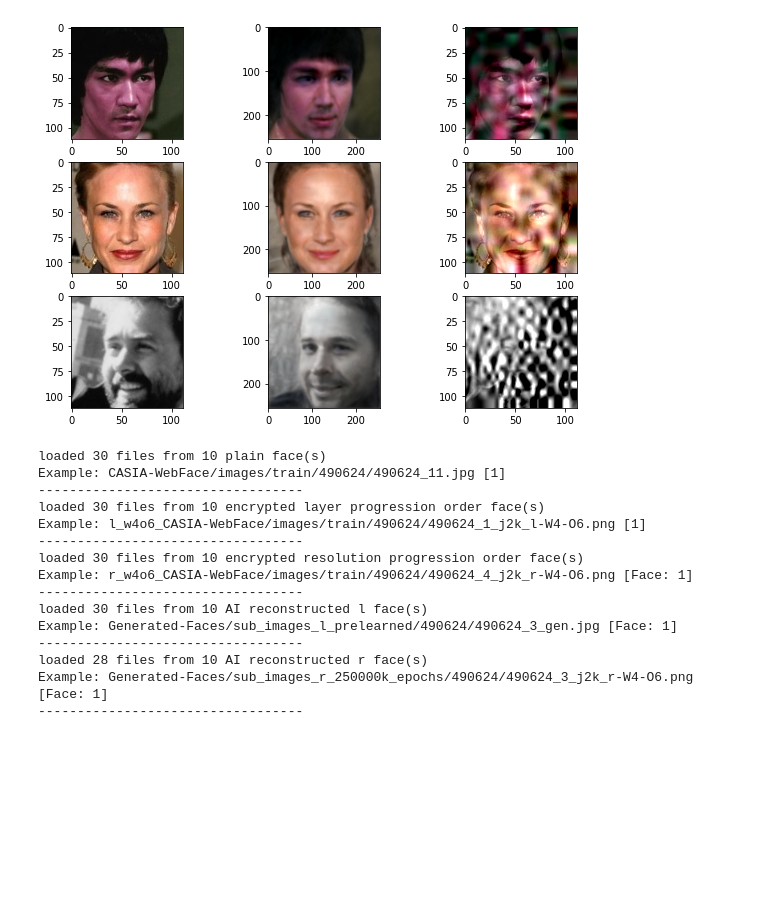
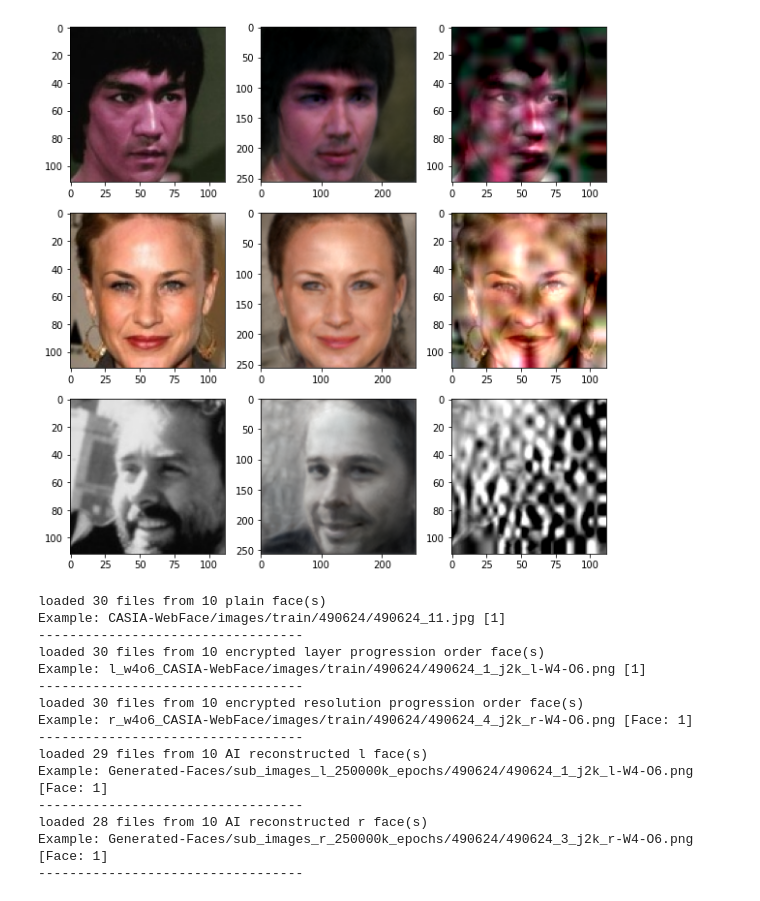
Before and after one commit to nerovalerius/encrypted_face_reconstruction, a Jupyter notebook: face_recognition.ipynb, the cells around one changed output. Drawn from its saved outputs; the diff is of its cells as text; code cells hidden in the pictures; blank space fills up the shorter version.

```diff
--- a/face_recognition.ipynb
+++ b/face_recognition.ipynb
@@ -44,35 +44,35 @@ generated_face_2 = cv2.imread(generated_face_path_2)
 
 
 plain_face_path_3 = 'CASIA-WebFace/sub_images/490631/490631_982.jpg'
 plain_face_3 = cv2.imread(plain_face_path_3)
 
 encrypted_face_path_3 = 'r_w4o6_CASIA-WebFace/sub_images/490631/490631_982_j2k_r-W4-O6.png'
 encrypted_face_3 = cv2.imread(encrypted_face_path_3)
 
 generated_face_path_3 = 'Generated-Faces/sub_images_r_250000k_epochs/490631/490631_982_j2k_r-W4-O6.png'
 generated_face_3 = cv2.imread(generated_face_path_3)
 
 
 
 
 ####################################
 # PLOT IMAGES
 ####################################
 
 images = [plain_face_1, generated_face_1, encrypted_face_1,
           plain_face_2, generated_face_2, encrypted_face_2,
           plain_face_3, generated_face_3, encrypted_face_3]
 
-fig = plt.figure(figsize=(10, 7))
+fig = plt.figure(figsize=(10, 10))
 
 i = 1
 for img in images:
     fig.add_subplot(3,3,i)
     plt.imshow(cv2.cvtColor(img, cv2.COLOR_BGR2RGB))
     i += 1
 plt.show()
 # %% [output]
-[figure, old version]
+[figure, new version]
 # %%
 ######################################################
 # DATA LOADING
@@ -177,7 +177,7 @@ print("----------------------------------")
 ###############################
 
 # Load all filenames into a list
-path = 'Generated-Faces/sub_images_l_prelearned/'
+path = 'Generated-Faces/sub_images_l_250000k_epochs/'
 reconstructed_faces_l = []
 
 i = 0
@@ -237,8 +237,8 @@ Example: l_w4o6_CASIA-WebFace/images/train/490624/490624_1_j2k_l-W4-O6.png [1]
 loaded 30 files from 10 encrypted resolution progression order face(s)
 Example: r_w4o6_CASIA-WebFace/images/train/490624/490624_4_j2k_r-W4-O6.png [Face: 1]
 ----------------------------------
-loaded 30 files from 10 AI reconstructed l face(s)
-Example: Generated-Faces/sub_images_l_prelearned/490624/490624_3_gen.jpg [Face: 1]
+loaded 29 files from 10 AI reconstructed l face(s)
+Example: Generated-Faces/sub_images_l_250000k_epochs/490624/490624_1_j2k_l-W4-O6.png [Face: 1]
 ----------------------------------
 loaded 28 files from 10 AI reconstructed r face(s)
 Example: Generated-Faces/sub_images_r_250000k_epochs/490624/490624_3_j2k_r-W4-O6.png [Face: 1]
```
Also changed, not shown: parts of 2 cells of this notebook.
